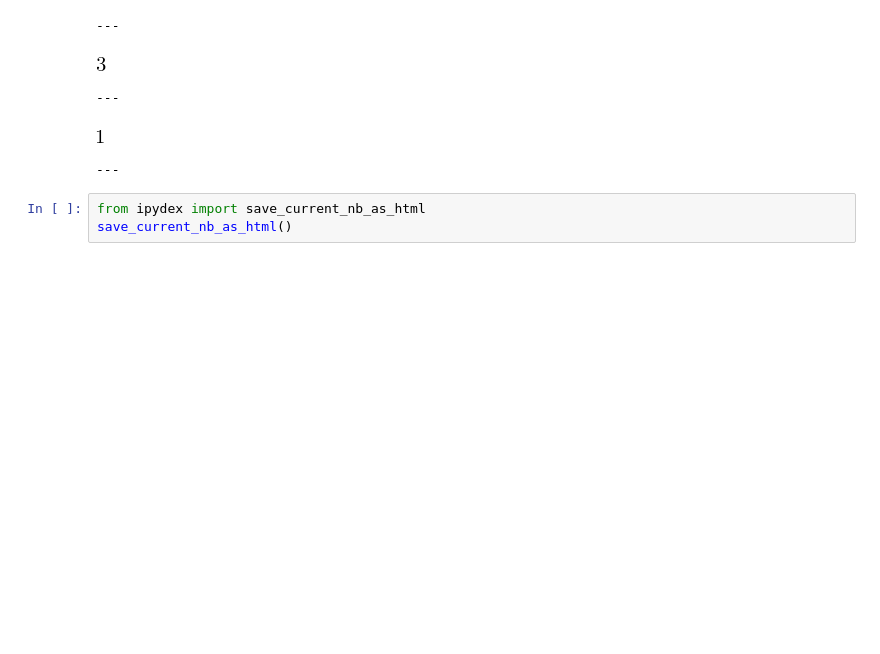
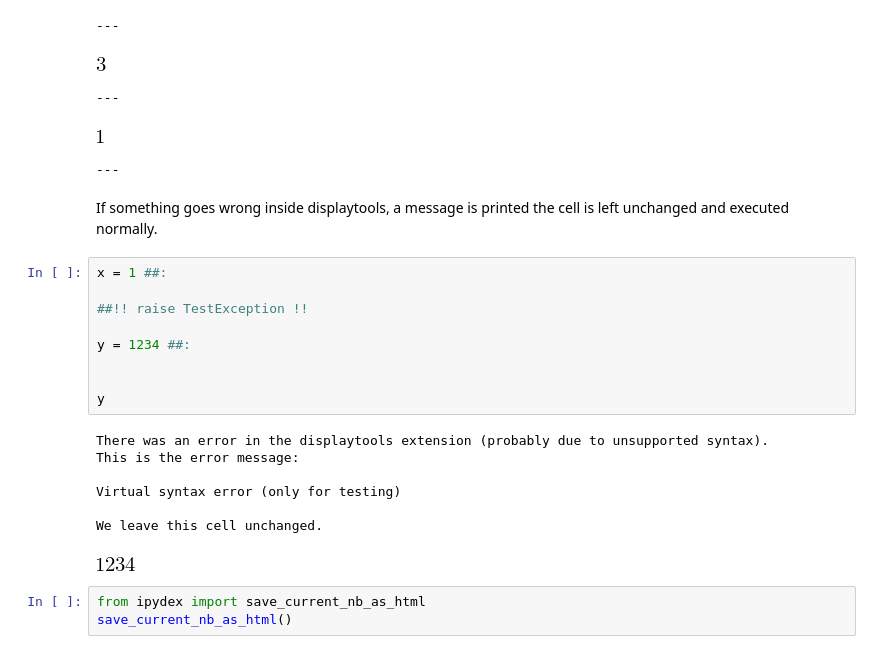
Before and after one commit to cknoll/ipydex, a Jupyter notebook: examples/displaytools-example.ipynb, the cells around one changed output. Cells and saved outputs as stored; diff of their text form; blank space fills up the shorter version.

```diff
--- a/examples/displaytools-example.ipynb
+++ b/examples/displaytools-example.ipynb
@@ -228,6 +228,25 @@ if 1:
 ---
 [figure]
 ---
+# %% [markdown]
+If something goes wrong inside displaytools, a message is printed the cell is left unchanged and executed normally.
+# %%
+x = 1 ##:
+
+##!! raise TestException !!
+
+y = 1234 ##:
+
+
+y
+# %% [output]
+There was an error in the displaytools extension (probably due to unsupported syntax).
+This is the error message:
+
+Virtual syntax error (only for testing)
+
+We leave this cell unchanged.
+[figure, added]
 # %%
 from ipydex import save_current_nb_as_html
 save_current_nb_as_html()
```
Also changed, not shown: 2 other files.
